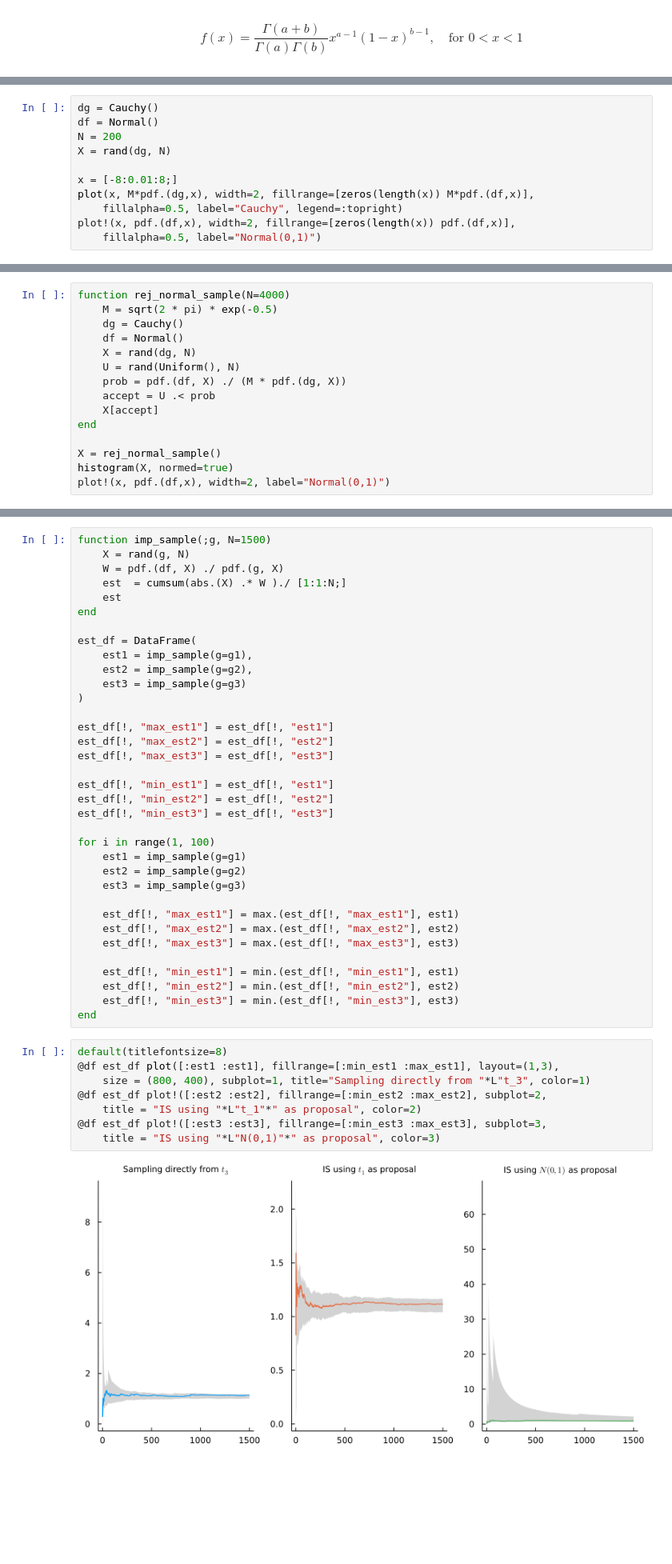
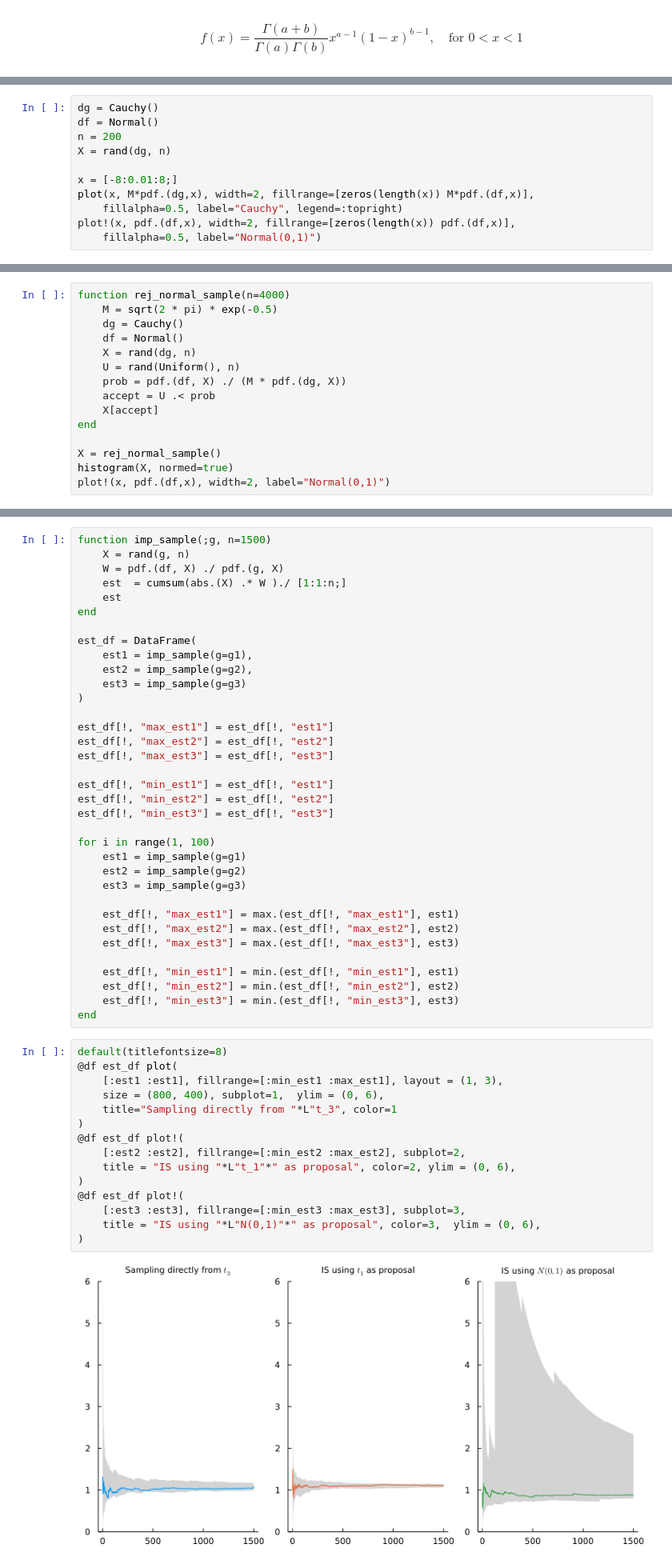
Before and after one commit to Kaasiak/MonteCarloCasino, a Jupyter notebook: 02-transformation-rejection-reweighting.ipynb, the cells around one changed output, grey strips where cells are left out. Shown at 80% size. Cells and saved outputs as stored; diff of their text form; blank space fills up the shorter version.

```diff
--- a/02-transformation-rejection-reweighting.ipynb
+++ b/02-transformation-rejection-reweighting.ipynb
@@ -122,8 +159,8 @@ Bounding constant s.t. $f(x) \leq Mg(x)$ is $M = \sqrt{2\pi}\exp{(-1/2)}$.
 # %%
 dg = Cauchy()
 df = Normal()
-N = 200
-X = rand(dg, N)
+n = 200
+X = rand(dg, n)
 
 x = [-8:0.01:8;]
 plot(x, M*pdf.(dg,x), width=2, fillrange=[zeros(length(x)) M*pdf.(df,x)],
@@ -133,12 +170,12 @@ plot!(x, pdf.(df,x), width=2, fillrange=[zeros(length(x)) pdf.(df,x)],
 # %% [output]
 [figure]
 # %%
-function rej_normal_sample(N=4000)
+function rej_normal_sample(n=4000)
     M = sqrt(2 * pi) * exp(-0.5)
     dg = Cauchy()
     df = Normal()
-    X = rand(dg, N)
-    U = rand(Uniform(), N)
+    X = rand(dg, n)
+    U = rand(Uniform(), n)
     prob = pdf.(df, X) ./ (M * pdf.(dg, X))
     accept = U .< prob
     X[accept]
@@ -170,10 +220,10 @@ plot(x, [pdf.(g1, x), pdf.(g2, x), pdf.(g3,x), abs.(x) .* pdf.(df, x)],
 # %% [output]
 [figure]
 # %%
-function imp_sample(;g, N=1500)
-    X = rand(g, N)
+function imp_sample(;g, n=1500)
+    X = rand(g, n)
     W = pdf.(df, X) ./ pdf.(g, X)
-    est  = cumsum(abs.(X) .* W )./ [1:1:N;]
+    est  = cumsum(abs.(X) .* W )./ [1:1:n;]
     est
 end
 
@@ -206,11 +256,18 @@ for i in range(1, 100)
 end
 # %%
 default(titlefontsize=8)
-@df est_df plot([:est1 :est1], fillrange=[:min_est1 :max_est1], layout=(1,3),
-    size = (800, 400), subplot=1, title="Sampling directly from "*L"t_3", color=1)
-@df est_df plot!([:est2 :est2], fillrange=[:min_est2 :max_est2], subplot=2,
-    title = "IS using "*L"t_1"*" as proposal", color=2)
-@df est_df plot!([:est3 :est3], fillrange=[:min_est3 :max_est3], subplot=3,
-    title = "IS using "*L"N(0,1)"*" as proposal", color=3)
+@df est_df plot(
+    [:est1 :est1], fillrange=[:min_est1 :max_est1], layout = (1, 3),
+    size = (800, 400), subplot=1,  ylim = (0, 6),
+    title="Sampling directly from "*L"t_3", color=1
+)
+@df est_df plot!(
+    [:est2 :est2], fillrange=[:min_est2 :max_est2], subplot=2,
+    title = "IS using "*L"t_1"*" as proposal", color=2, ylim = (0, 6),
+)
+@df est_df plot!(
+    [:est3 :est3], fillrange=[:min_est3 :max_est3], subplot=3,
+    title = "IS using "*L"N(0,1)"*" as proposal", color=3,  ylim = (0, 6),
+)
 # %% [output]
-[figure, old version]
+[figure, new version]
```
Also changed, not shown: parts of 16 cells of this notebook.
